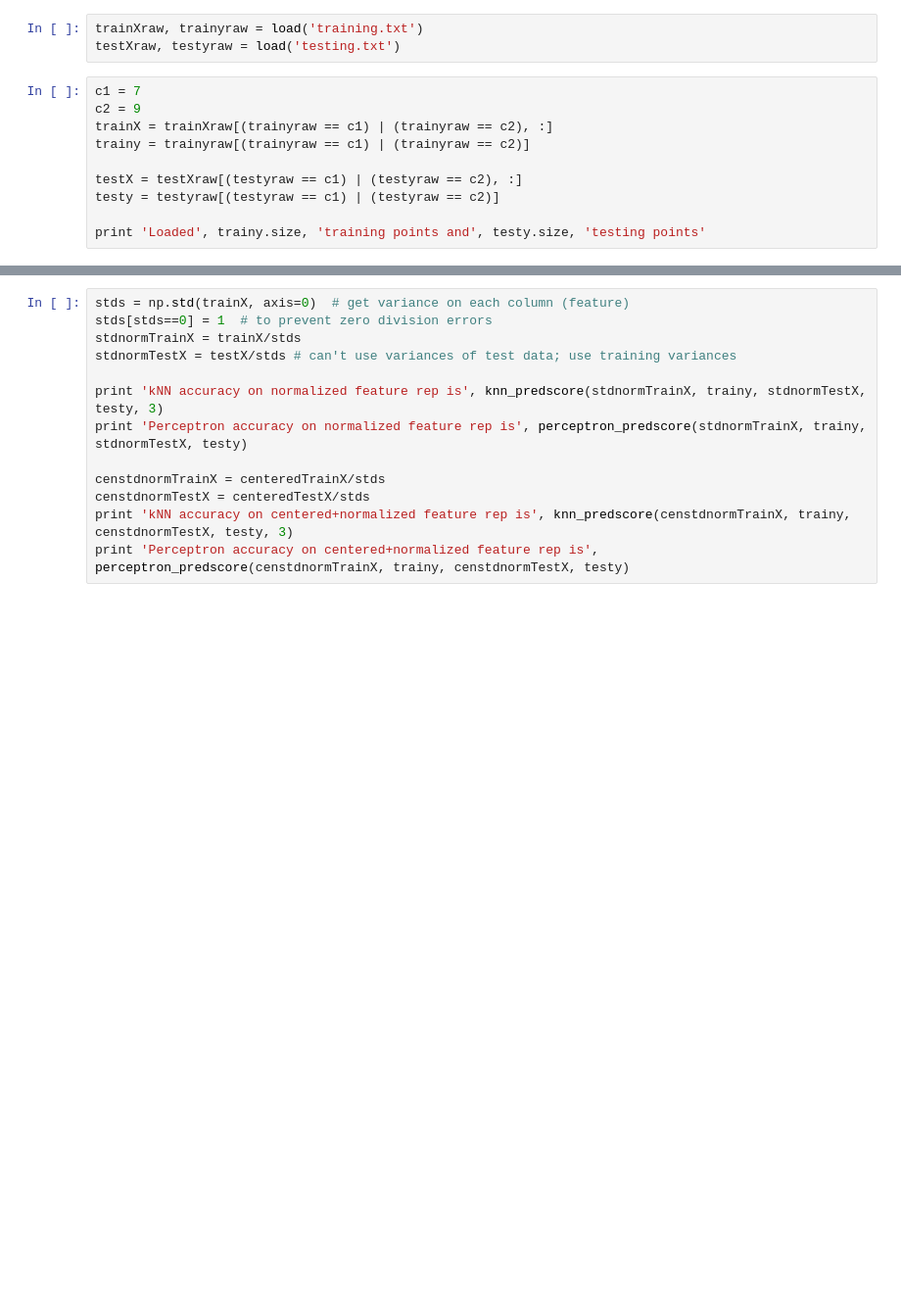
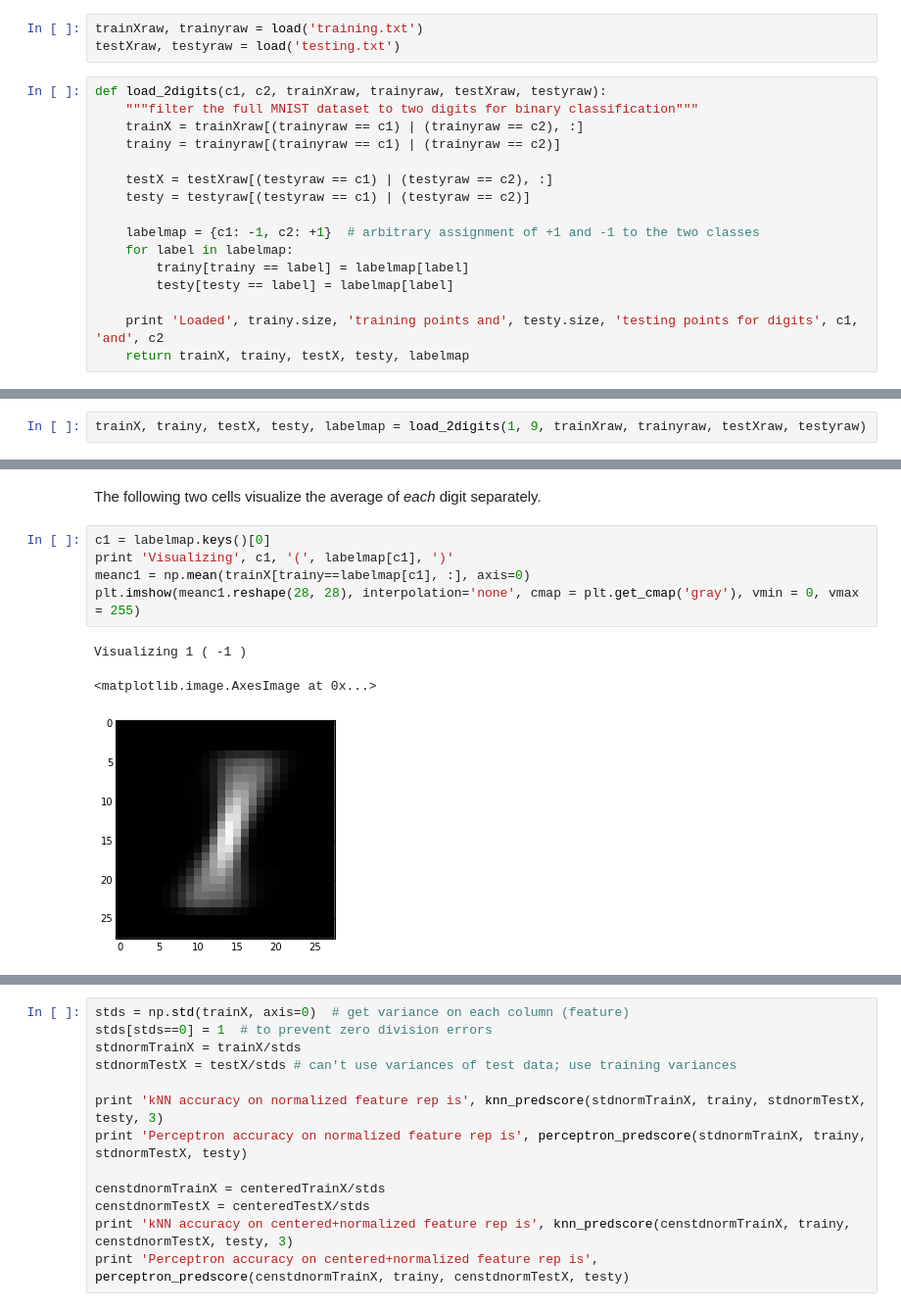
Before and after one commit to sunnyyy/python-notebooks, a Jupyter notebook: featsmnist.ipynb, the cells around one changed output, grey strips where cells are left out. Shown: that part at 98% size. Saved outputs shown, nothing was run; the diff lists cells and outputs as text; blank space fills up the shorter version.

```diff
--- a/featsmnist.ipynb
+++ b/featsmnist.ipynb
@@ -28,12 +33,18 @@ Load the MNIST images as 784-dimensional vectors (each dim a pixel) as in PS1. K
 trainXraw, trainyraw = load('training.txt')
 testXraw, testyraw = load('testing.txt')
 # %%
-c1 = 7
-c2 = 9
-trainX = trainXraw[(trainyraw == c1) | (trainyraw == c2), :]
-trainy = trainyraw[(trainyraw == c1) | (trainyraw == c2)]
+def load_2digits(c1, c2, trainXraw, trainyraw, testXraw, testyraw):
+    """filter the full MNIST dataset to two digits for binary classification"""
+    trainX = trainXraw[(trainyraw == c1) | (trainyraw == c2), :]
+    trainy = trainyraw[(trainyraw == c1) | (trainyraw == c2)]
 
-testX = testXraw[(testyraw == c1) | (testyraw == c2), :]
-testy = testyraw[(testyraw == c1) | (testyraw == c2)]
+    testX = testXraw[(testyraw == c1) | (testyraw == c2), :]
+    testy = testyraw[(testyraw == c1) | (testyraw == c2)]
 
-print 'Loaded', trainy.size, 'training points and', testy.size, 'testing points'
+    labelmap = {c1: -1, c2: +1}  # arbitrary assignment of +1 and -1 to the two classes
+    for label in labelmap:
+        trainy[trainy == label] = labelmap[label]
+        testy[testy == label] = labelmap[label]
+
+    print 'Loaded', trainy.size, 'training points and', testy.size, 'testing points for digits', c1, 'and', c2
+    return trainX, trainy, testX, testy, labelmap
@@ -39,0 +53,2 @@ print 'Loaded', trainy.size, 'training points and', testy.size, 'testing points'
+# %%
+trainX, trainy, testX, testy, labelmap = load_2digits(1, 9, trainXraw, trainyraw, testXraw, testyraw)
@@ -72,0 +74,11 @@ plt.imshow(meanimg.reshape(28, 28), interpolation='none', cmap = plt.get_cmap('g
+# %% [markdown]
+The following two cells visualize the average of *each* digit separately.
+# %%
+c1 = labelmap.keys()[0]
+print 'Visualizing', c1, '(', labelmap[c1], ')'
+meanc1 = np.mean(trainX[trainy==labelmap[c1], :], axis=0)
+plt.imshow(meanc1.reshape(28, 28), interpolation='none', cmap = plt.get_cmap('gray'), vmin = 0, vmax = 255)
+# %% [output]
+Visualizing 1 ( -1 )
+<matplotlib.image.AxesImage at 0x...>
+[figure, added]
```
Also changed, not shown: parts of 20 cells of this notebook.
